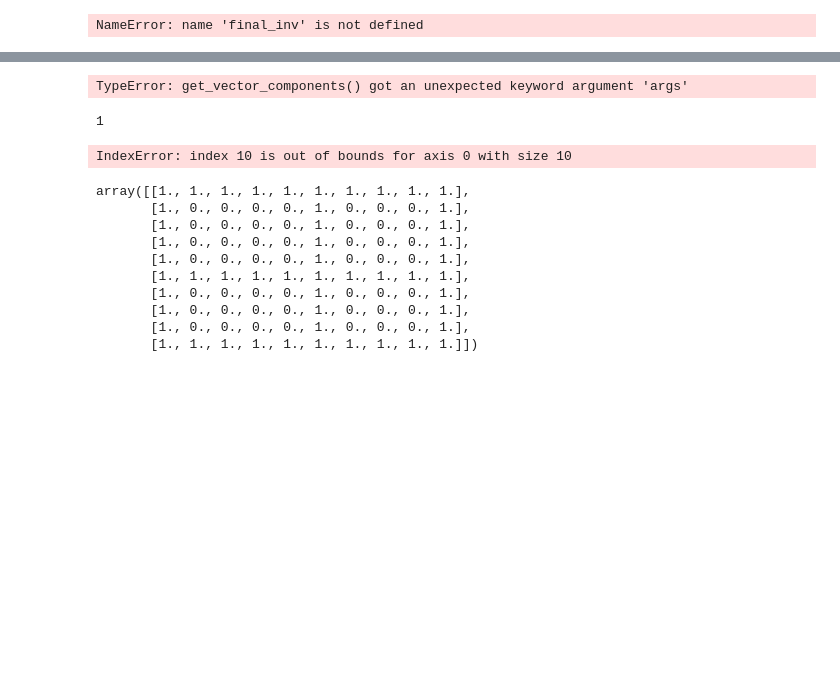
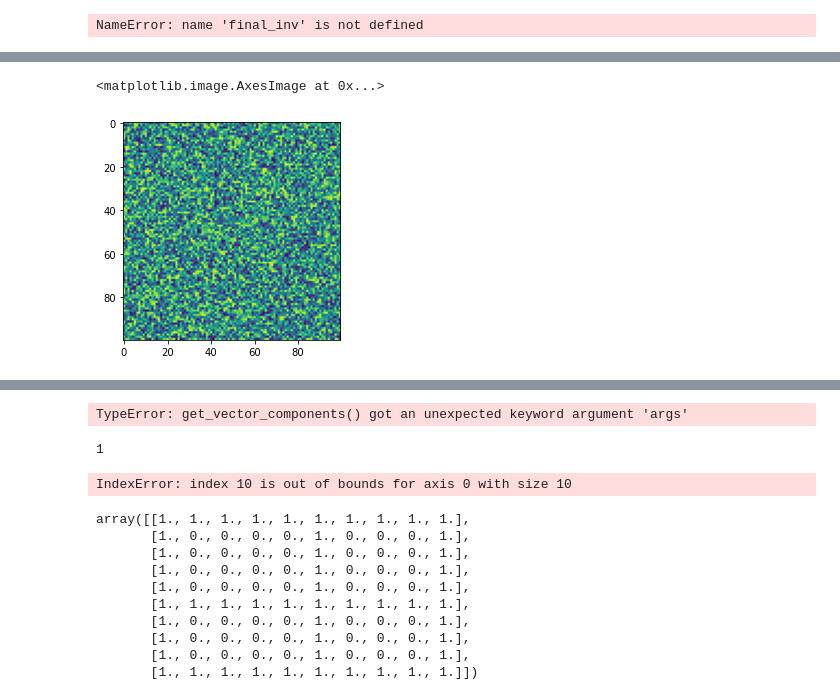
Before and after one commit to bernwo/AP3082-XY-Model, a Jupyter notebook: invaded_cluster.ipynb, the cells around one changed output, grey strips where cells are left out. Saved outputs shown, nothing was run; the diff lists cells and outputs as text; code cells hidden in the pictures; blank space fills up the shorter version.

```diff
--- a/invaded_cluster.ipynb
+++ b/invaded_cluster.ipynb
@@ -65,0 +57,5 @@ positions = np.where(inv_c2 == largest_id)
+# %%
+plt.imshow(spins)
+# %% [output]
+<matplotlib.image.AxesImage at 0x...>
+[figure, added]
```
Also changed, not shown: parts of 15 cells of this notebook, 2 other files.
